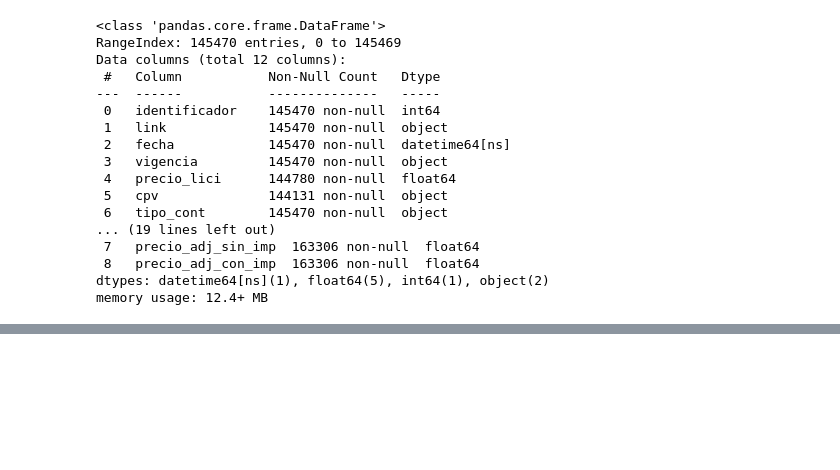
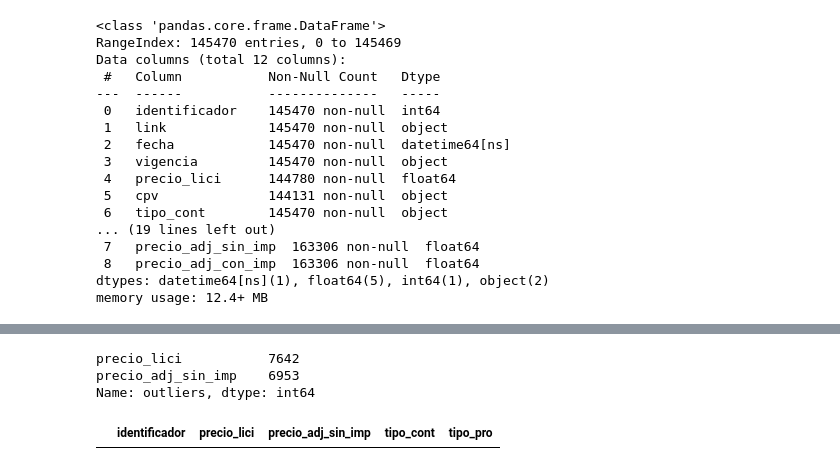
Before and after one commit to RAGMdE/Proyectos_TB, a Jupyter notebook: ml_proyect/mi_proyecto3.ipynb, the cells around one changed output, grey strips where cells are left out. Cells and saved outputs as stored; diff of their text form; code cells hidden in the pictures; blank space fills up the shorter version.

```diff
--- a/ml_proyect/mi_proyecto3.ipynb
+++ b/ml_proyect/mi_proyecto3.ipynb
@@ -209,8 +233,10 @@ for e in stats.index:
     outliers=outliers.append(results, sort=True)
 
 outliers['outliers'].value_counts()
-
-df_final6 = df_final5.iloc[lista_final_index].reset_index(drop=True)
+# %% [output]
+precio_lici           7642
+precio_adj_sin_imp    6953
+Name: outliers, dtype: int64
 # %%
 # Creacion df sin outliers
 lista_outliers = list(outliers.identificador.unique())
@@ -218,6 +244,10 @@ lista_outliers_index =df_final5[df_final5.identificador.isin(lista_outliers)].in
 lista_final_index = [i for i in df_final5.index if i not in lista_outliers_index]
 
 datos = df_final5.iloc[lista_final_index].reset_index(drop=True)
+# %%
+df_final5[(df_final5['precio_lici']< df_final5['precio_adj_sin_imp'])==True]
+# %% [output]
+|  | identificador | precio_lici | precio_adj_sin_imp | tipo_cont | tipo_pro |
 # %%
 #Creacion variable porcentaje de licitacion
 #=========================================================
```
Also changed, not shown: parts of 15 cells of this notebook, 2 other files.
